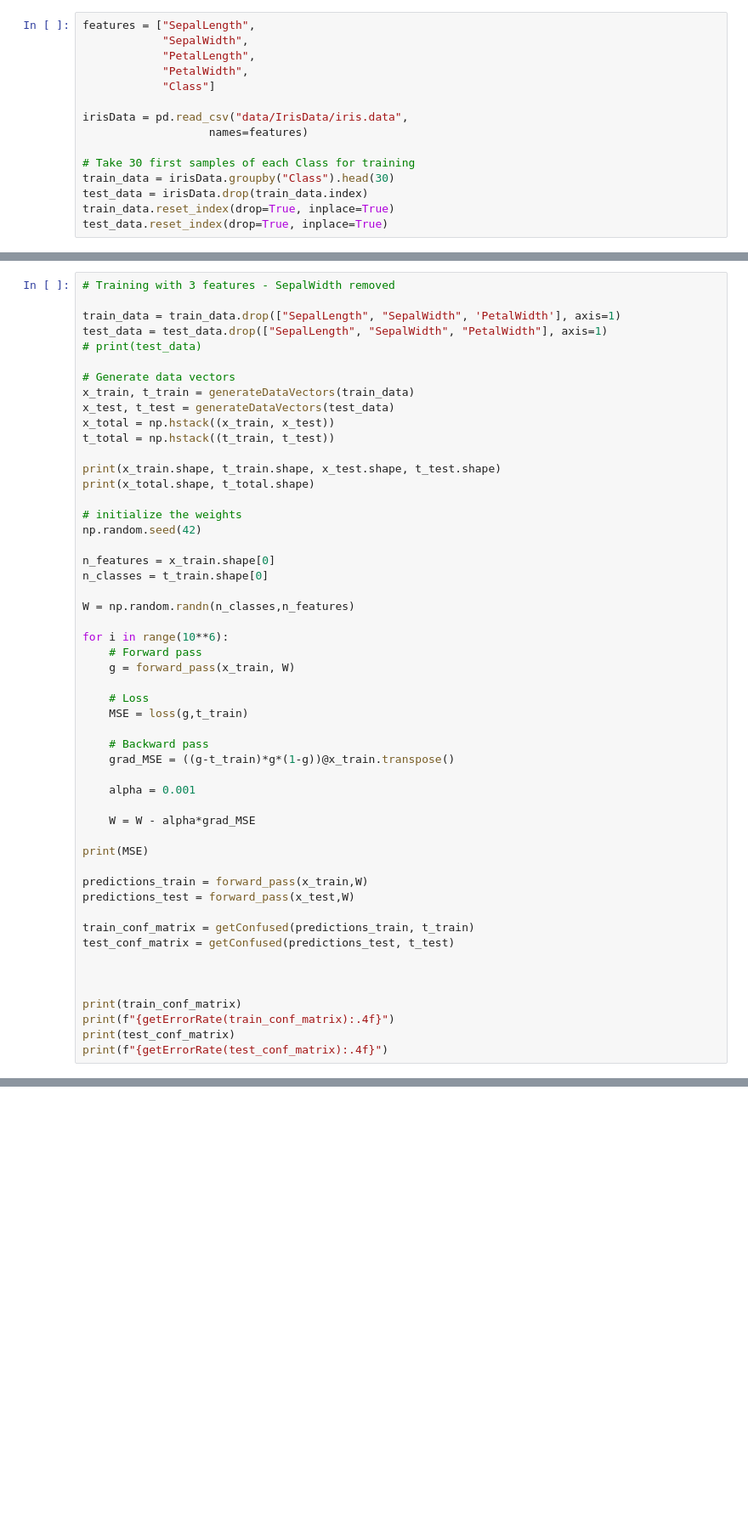
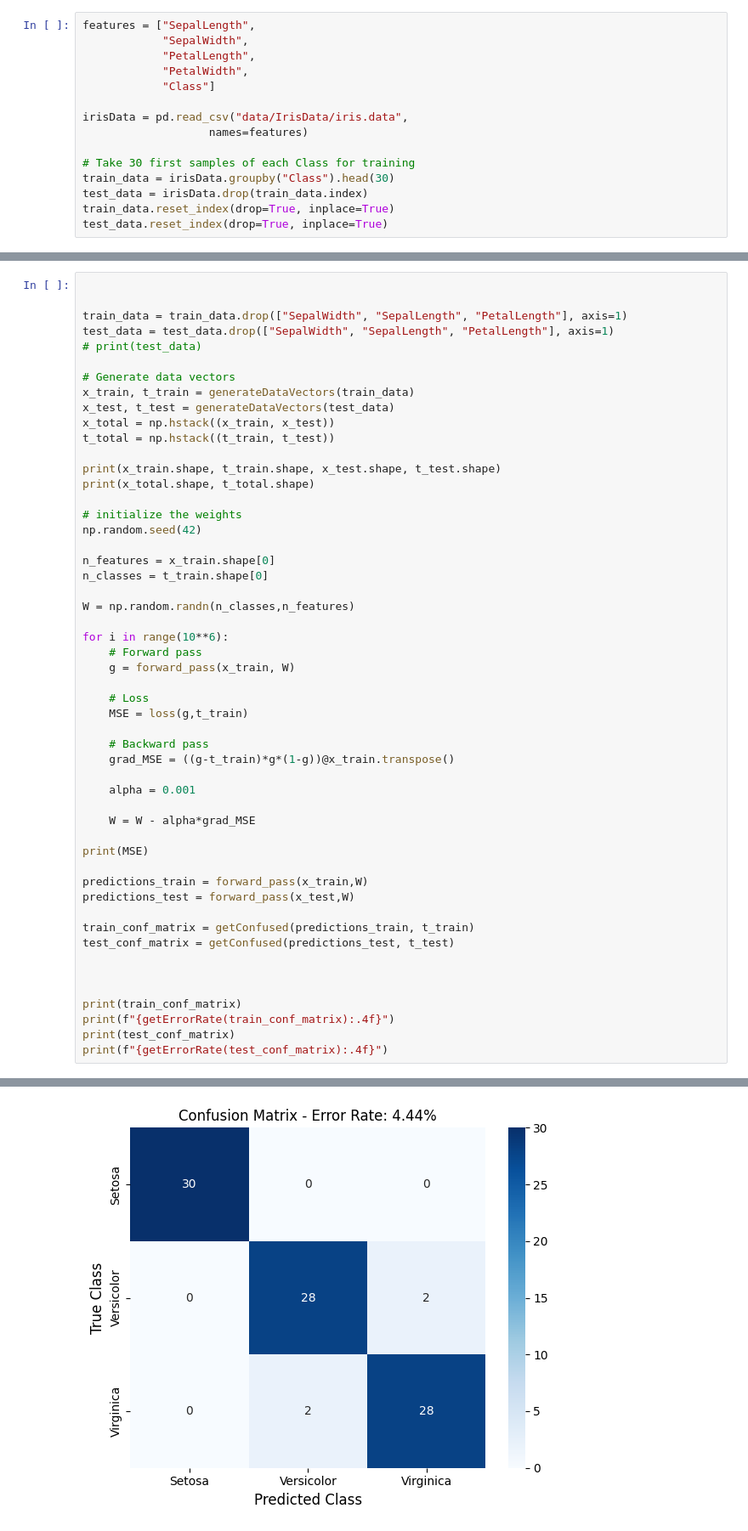
Before and after one commit to AndersDark/TTT4275_project, a Jupyter notebook: Task1_2.ipynb, the cells around one changed output, grey strips where cells are left out. Shown at 85% size. Saved outputs shown, nothing was run; the diff lists cells and outputs as text; blank space fills up the shorter version.

```diff
--- a/Task1_2.ipynb
+++ b/Task1_2.ipynb
@@ -42,8 +40,8 @@ SepalWidth has the most overlap and will be removed
 # %%
-# Training with 3 features - SepalWidth removed
 
-train_data = train_data.drop(["SepalLength", "SepalWidth", 'PetalWidth'], axis=1)
-test_data = test_data.drop(["SepalLength", "SepalWidth", "PetalWidth"], axis=1)
+
+train_data = train_data.drop(["SepalWidth", "SepalLength", "PetalLength"], axis=1)
+test_data = test_data.drop(["SepalWidth", "SepalLength", "PetalLength"], axis=1)
 # print(test_data)
 
 # Generate data vectors
@@ -105,0 +96 @@ print(f"{getErrorRate(test_conf_matrix):.4f}")
+[figure, added]
```
Also changed, not shown: parts of 3 cells of this notebook, 4 other files.
